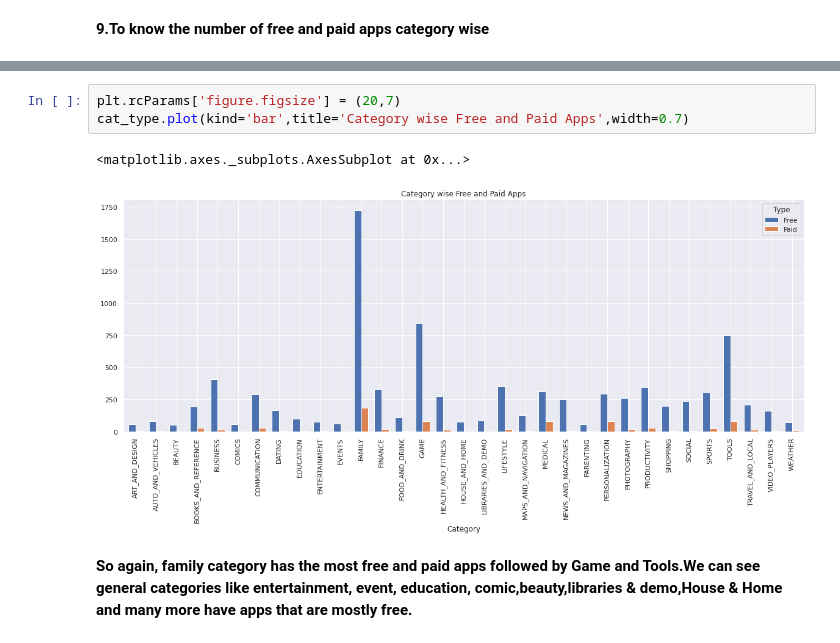
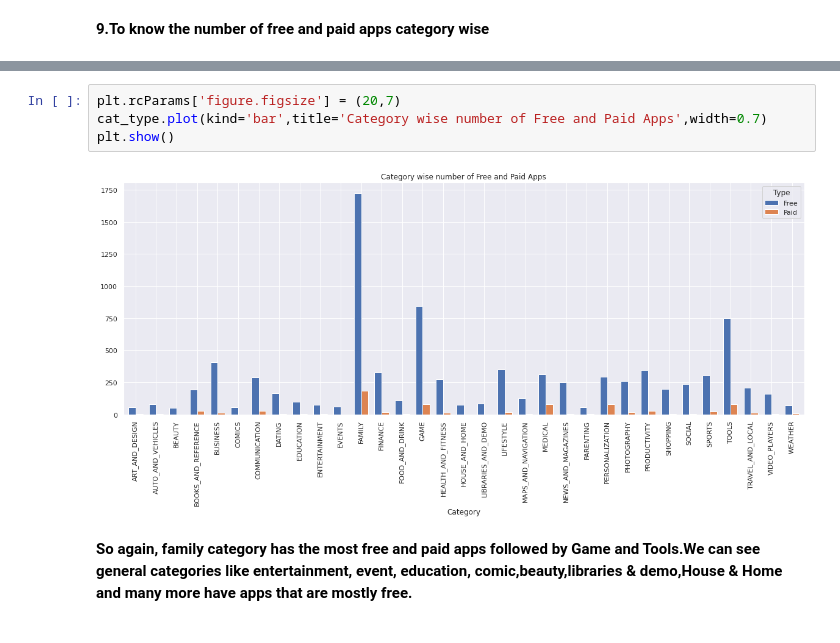
Before and after one commit to chandralakagwad/Playstore-App-Review-Analysis, a Jupyter notebook: Final_Play_Store_App_Analysis.ipynb, the cells around one changed output, grey strips where cells are left out. Cells and saved outputs as stored; diff of their text form.

```diff
--- a/Final_Play_Store_App_Analysis.ipynb
+++ b/Final_Play_Store_App_Analysis.ipynb
@@ -510,10 +511,10 @@ VIDEO_PLAYERS         159.0    4.0
 WEATHER                71.0    8.0
 # %%
 plt.rcParams['figure.figsize'] = (20,7)
-cat_type.plot(kind='bar',title='Category wise Free and Paid Apps',width=0.7)
+cat_type.plot(kind='bar',title='Category wise number of Free and Paid Apps',width=0.7)
+plt.show()
 # %% [output]
-<matplotlib.axes._subplots.AxesSubplot at 0x...>
-[figure, old version]
+[figure, new version]
 # %% [markdown]
 **So again, family category has the most free and paid apps followed by Game and Tools.We can see general categories like entertainment, event, education, comic,beauty,libraries & demo,House & Home and many more have apps that are mostly free.**
 # %% [markdown]
```
Also changed, not shown: parts of 22 cells of this notebook.
